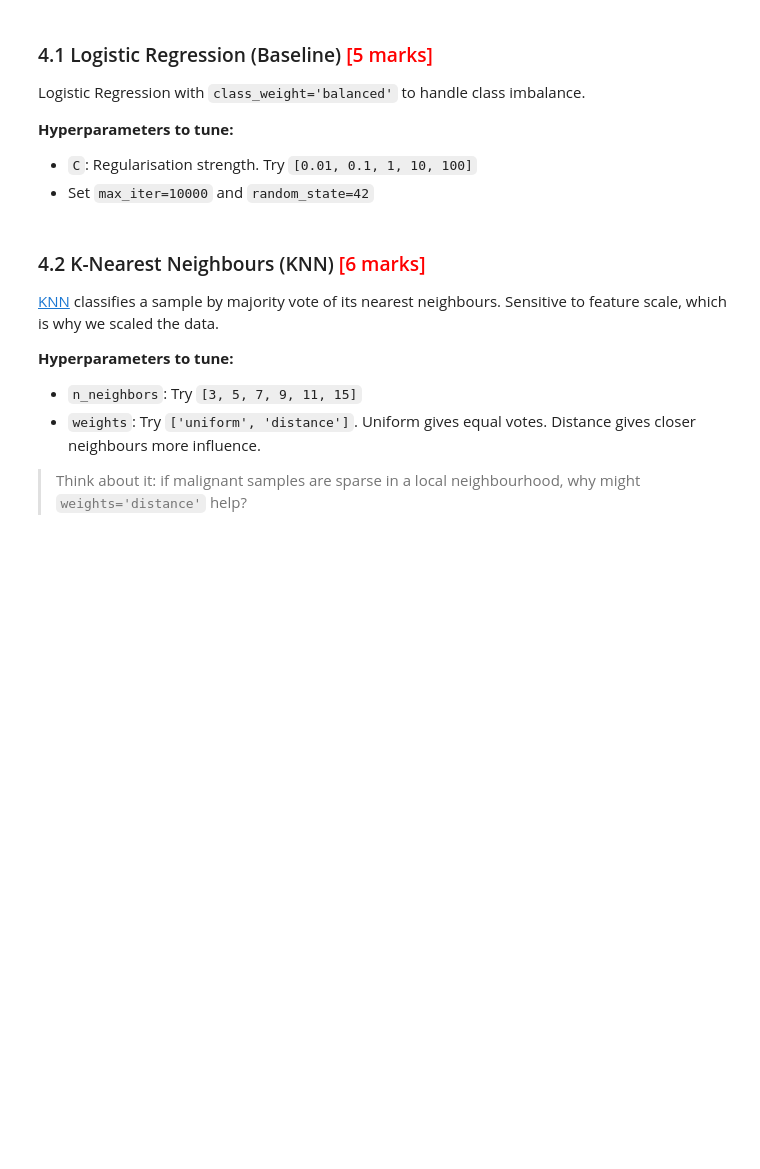
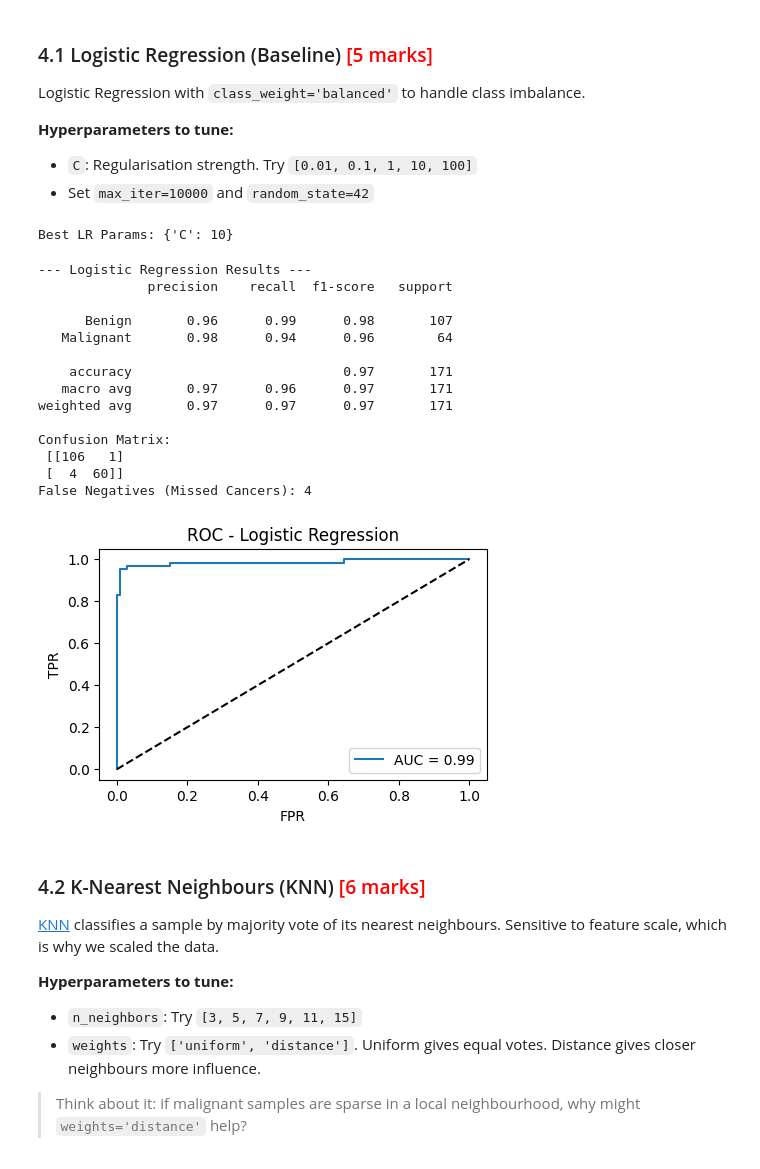
Before and after one commit to shardeep-x/agentic-ai-and-gen-ai, a Jupyter notebook: Classification_Models_Exercise.ipynb, the cells around one changed output. Drawn from its saved outputs; the diff is of its cells as text; code cells hidden in the pictures; blank space fills up the shorter version.

```diff
--- a/Classification_Models_Exercise.ipynb
+++ b/Classification_Models_Exercise.ipynb
@@ -159,3 +255,8 @@ Split into 70% training and 30% test using **stratified sampling** to preserve t
+# %%
+# --- DATA SPLITTING ---
+# Partition data into Training (70%) and Testing (30%) sets.
+# stratify=y ensures that both sets have the same ratio of malignant cases as the original data.
+X_train, X_test, y_train, y_test = train_test_split(X, y, test_size=0.3, random_state=42, stratify=y)
 # %% [markdown]
 ### 3.3 Feature Scaling <font color="red">[2 marks]</font>
 
@@ -168,3 +266,12 @@ Apply `StandardScaler`. **Fit the scaler on training data only**, then transform
+# %%
+# --- FEATURE SCALING ---
+# Initialize the Z-score scaler
+scaler = StandardScaler()
+
+# PREVENT DATA LEAKAGE: Fit ONLY on training data, then apply the transformation to both.
+# This ensures the model doesn't 'know' anything about the test set statistics.
+X_train_scaled = scaler.fit_transform(X_train)
+X_test_scaled = scaler.transform(X_test)
 # %% [markdown]
 ### 3.4 Confirm Prepared Data <font color="red">[2 marks]</font>
 
@@ -251,3 +387,40 @@ Logistic Regression with `class_weight='balanced'` to handle class imbalance.
+# %%
+# --- LOGISTIC REGRESSION TUNING ---
+# Tune 'C' (Inverse of regularization strength). Lower C = more regularization.
+param_grid_lr = {'C': [0.01, 0.1, 1, 10, 100]}
+
+# Optimize for 'recall' to prioritize catching every malignant case
+grid_lr = GridSearchCV(
+    estimator=LogisticRegression(random_state=42, max_iter=10000, class_weight='balanced'),
+    param_grid=param_grid_lr,
+    scoring='recall',
+    cv=5,
+    n_jobs=-1
+)
+
+grid_lr.fit(X_train_scaled, y_train)
+print("Best LR Params:", grid_lr.best_params_)
+best_lr_model = grid_lr.best_estimator_
+# %% [output]
+Best LR Params: {'C': 10}
+# %%
+evaluate_model(best_lr_model, X_test_scaled, y_test, model_name="Logistic Regression", plot_roc=True, plot_pr=True)
+# %% [output]
+--- Logistic Regression Results ---
+              precision    recall  f1-score   support
+
+      Benign       0.96      0.99      0.98       107
+   Malignant       0.98      0.94      0.96        64
+
+    accuracy                           0.97       171
+   macro avg       0.97      0.96      0.97       171
+weighted avg       0.97      0.97      0.97       171
+
+Confusion Matrix:
+ [[106   1]
+ [  4  60]]
+False Negatives (Missed Cancers): 4
+[figure, added]
 # %% [markdown]
 ### 4.2 K-Nearest Neighbours (KNN) <font color="red">[6 marks]</font>
 
```
Also changed, not shown: parts of 96 cells of this notebook.
